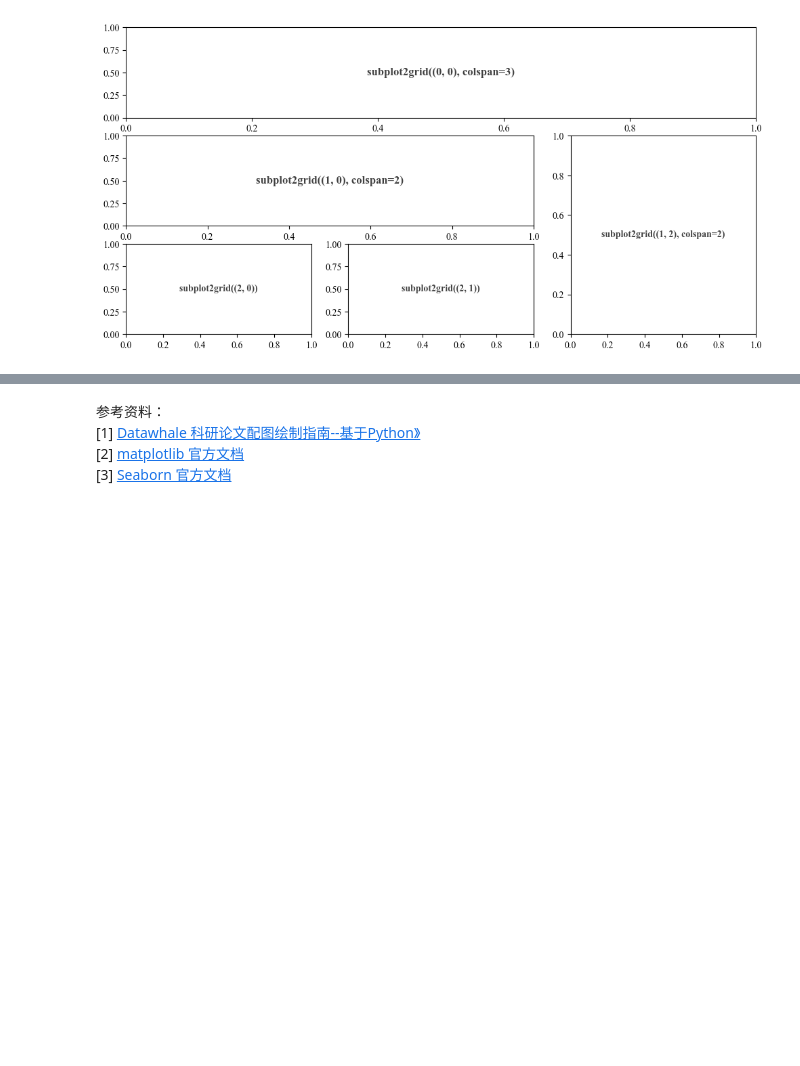
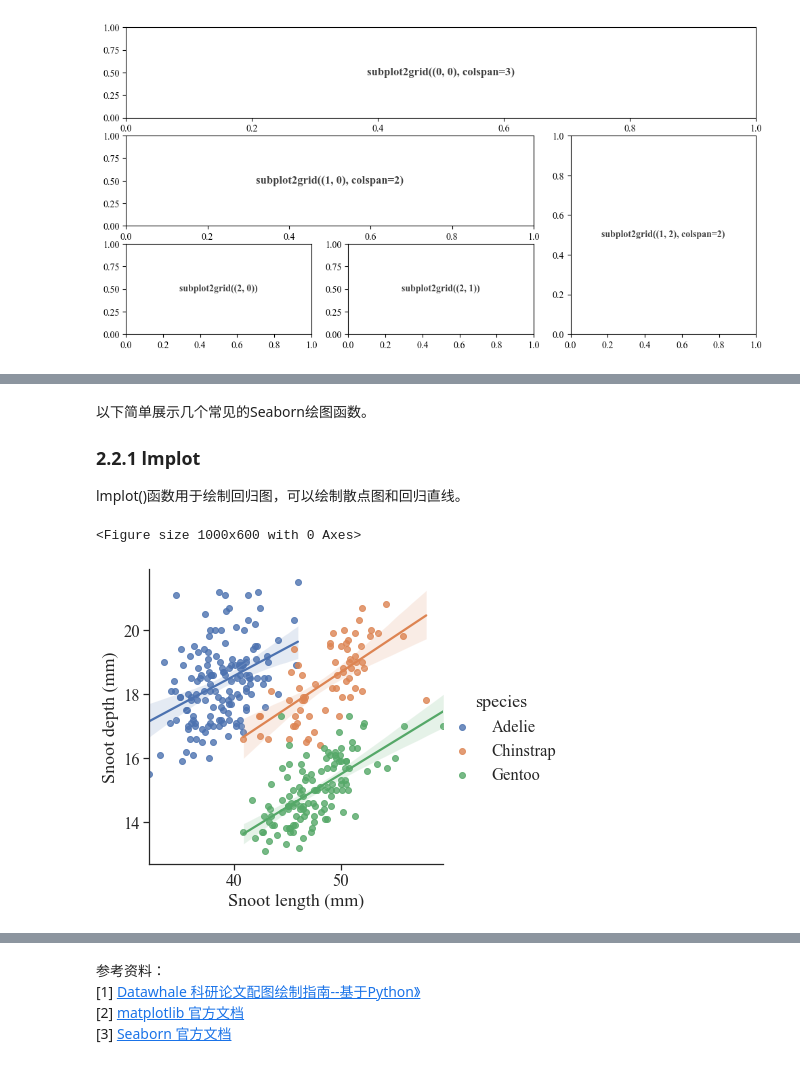
Before and after one commit to GKDGKD/paper_plot_learning, a Jupyter notebook: 第二章 画图工具_Matplotlib.ipynb, the cells around one changed output, grey strips where cells are left out. Saved outputs shown, nothing was run; the diff lists cells and outputs as text; code cells hidden in the pictures; blank space fills up the shorter version.

Commit message:
update seaborn

```diff
--- a/第二章 画图工具_Matplotlib.ipynb
+++ b/第二章 画图工具_Matplotlib.ipynb
@@ -120,0 +131,38 @@ plt.show()
+# %%
+# 设置seaborn风格
+custom_params = {"axes.spines.right": False, "axes.spines.top": False,
+                 "font.family"   : "Times New Roman", "font.scale": 1.5}
+
+sns.set_style(style="ticks", rc=custom_params) #设置绘图风格
+
+# sns.set_theme(style="ticks", rc=custom_params)
+# sns.set_palette("palette_name") #设置颜色主题
+# sns.set_context("context_name") #设置绘图元素缩放比例
+# sns.set(font='Times New Roman', font_scale=1.5)
+# %% [markdown]
+以下简单展示几个常见的Seaborn绘图函数。
+
+### 2.2.1 lmplot
+lmplot()函数用于绘制回归图，可以绘制散点图和回归直线。
+# %%
+
+plt.figure(figsize=(10,6),dpi=100,facecolor="w")
+
+# Load the penguins dataset
+penguins = sns.load_dataset("penguins")
+
+# Plot sepal width as a function of sepal_length across days
+g = sns.lmplot(
+    data=penguins,
+    x="bill_length_mm", y="bill_depth_mm", hue="species",
+    height=5
+)
+
+# Use more informative axis labels than are provided by default
+g.set_axis_labels("Snoot length (mm)", "Snoot depth (mm)")
+
+plt.savefig('./images/Seaborn_lmplot.png', dpi=300, bbox_inches='tight')
+plt.show()
+# %% [output]
+<Figure size 1000x600 with 0 Axes>
+[figure, added]
```
Also changed, not shown: parts of 20 cells of this notebook, 11 other files.
